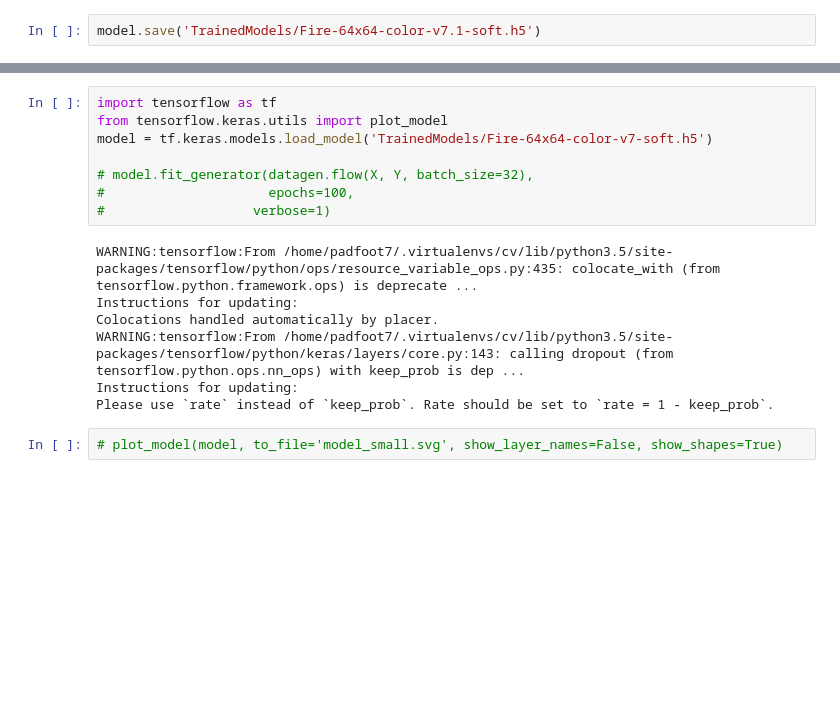
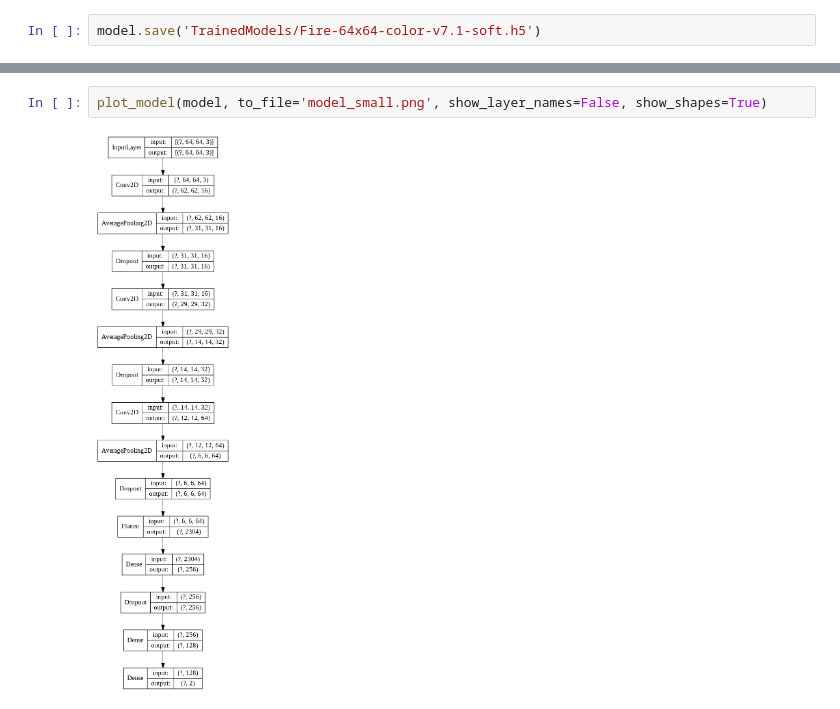
Before and after one commit to ZzzandyzzZ/FireNet, a Jupyter notebook: FireNet.ipynb, the cells around one changed output, grey strips where cells are left out. Drawn from its saved outputs; the diff is of its cells as text; blank space fills up the shorter version.

```diff
--- a/FireNet.ipynb
+++ b/FireNet.ipynb
@@ -206,17 +209,4 @@ plt.show()
-# %%
-import tensorflow as tf
-from tensorflow.keras.utils import plot_model
-model = tf.keras.models.load_model('TrainedModels/Fire-64x64-color-v7-soft.h5')
-
-# model.fit_generator(datagen.flow(X, Y, batch_size=32),
-#                     epochs=100,
-#                   verbose=1)
-# %% [output]
-WARNING:tensorflow:From /home/padfoot7/.virtualenvs/cv/lib/python3.5/site-packages/tensorflow/python/ops/resource_variable_ops.py:435: colocate_with (from tensorflow.python.framework.ops) is deprecate ...
-Instructions for updating:
-Colocations handled automatically by placer.
-WARNING:tensorflow:From /home/padfoot7/.virtualenvs/cv/lib/python3.5/site-packages/tensorflow/python/keras/layers/core.py:143: calling dropout (from tensorflow.python.ops.nn_ops) with keep_prob is dep ...
-Instructions for updating:
-Please use `rate` instead of `keep_prob`. Rate should be set to `rate = 1 - keep_prob`.
 # %%
-# plot_model(model, to_file='model_small.svg', show_layer_names=False, show_shapes=True)
+plot_model(model, to_file='model_small.png', show_layer_names=False, show_shapes=True)
+# %% [output]
+[figure, added]
```
Also changed, not shown: parts of 14 cells of this notebook.
